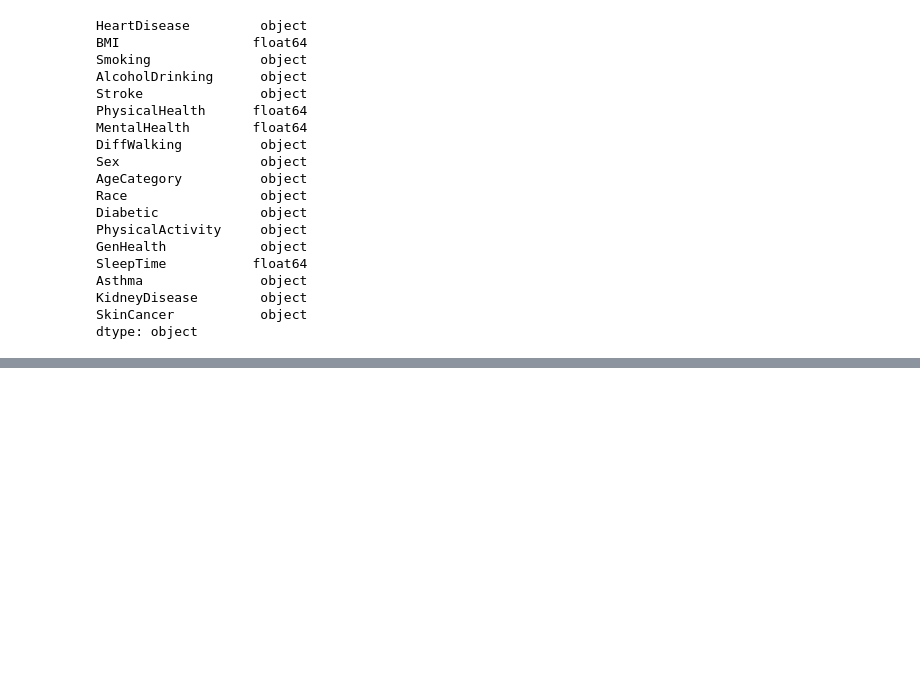
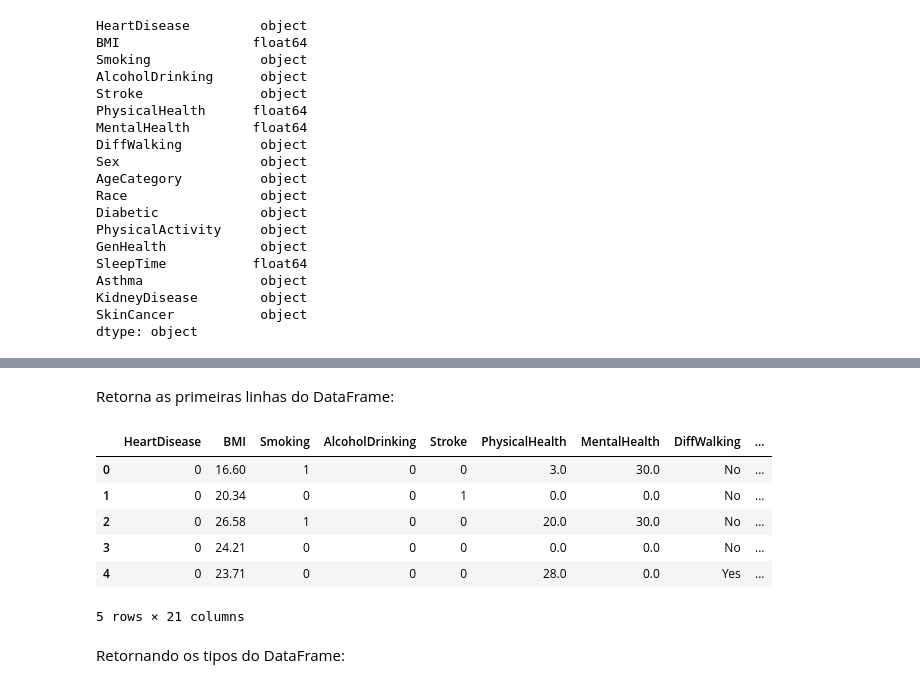
Before and after one commit to danlamberg/DS_AprenzidadoMaqSupervisionado, a Jupyter notebook: Aprendizado_de_Máquina_Supervisionado.ipynb, the cells around one changed output, grey strips where cells are left out. Cells and saved outputs as stored; diff of their text form; code cells hidden in the pictures; blank space fills up the shorter version.

```diff
--- a/Aprendizado_de_Máquina_Supervisionado.ipynb
+++ b/Aprendizado_de_Máquina_Supervisionado.ipynb
@@ -137,0 +282,14 @@ dtype: object
+# %% [markdown]
+Retorna as primeiras linhas do DataFrame:
+# %%
+df.head()
+# %% [output]
+|  | HeartDisease | BMI | Smoking | AlcoholDrinking | Stroke | PhysicalHealth | MentalHealth | DiffWalking | ... |
+| 0 | 0 | 16.60 | 1 | 0 | 0 | 3.0 | 30.0 | No | ... |
+| 1 | 0 | 20.34 | 0 | 0 | 1 | 0.0 | 0.0 | No | ... |
+| 2 | 0 | 26.58 | 1 | 0 | 0 | 20.0 | 30.0 | No | ... |
+| 3 | 0 | 24.21 | 0 | 0 | 0 | 0.0 | 0.0 | No | ... |
+| 4 | 0 | 23.71 | 0 | 0 | 0 | 28.0 | 0.0 | Yes | ... |
+5 rows × 21 columns
+# %% [markdown]
+Retornando os tipos do DataFrame:
```
Also changed, not shown: parts of 57 cells of this notebook.
